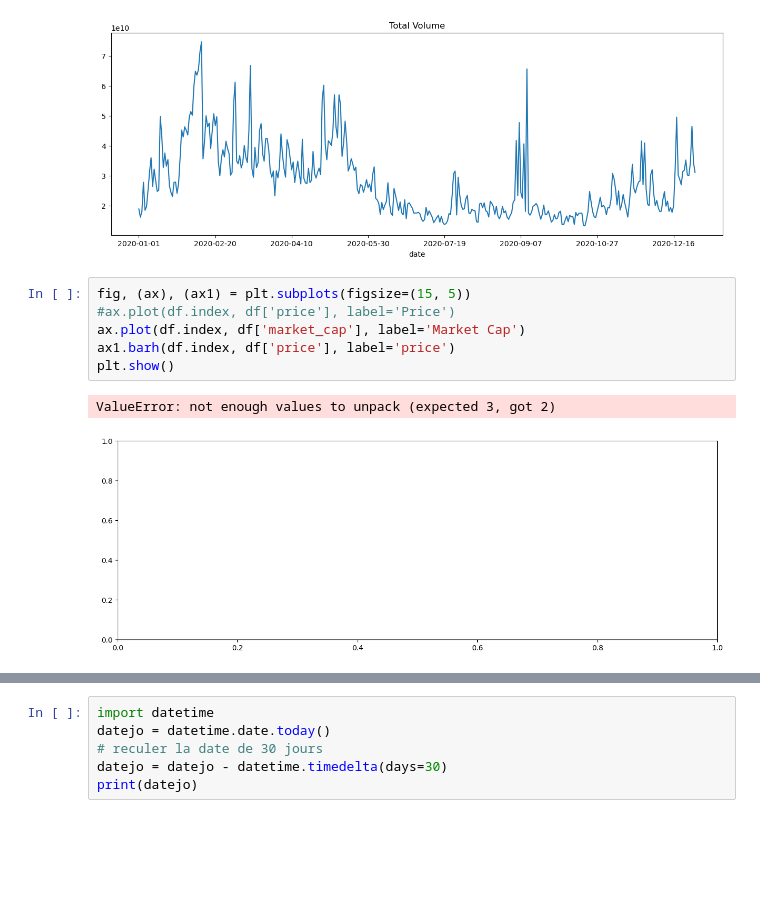
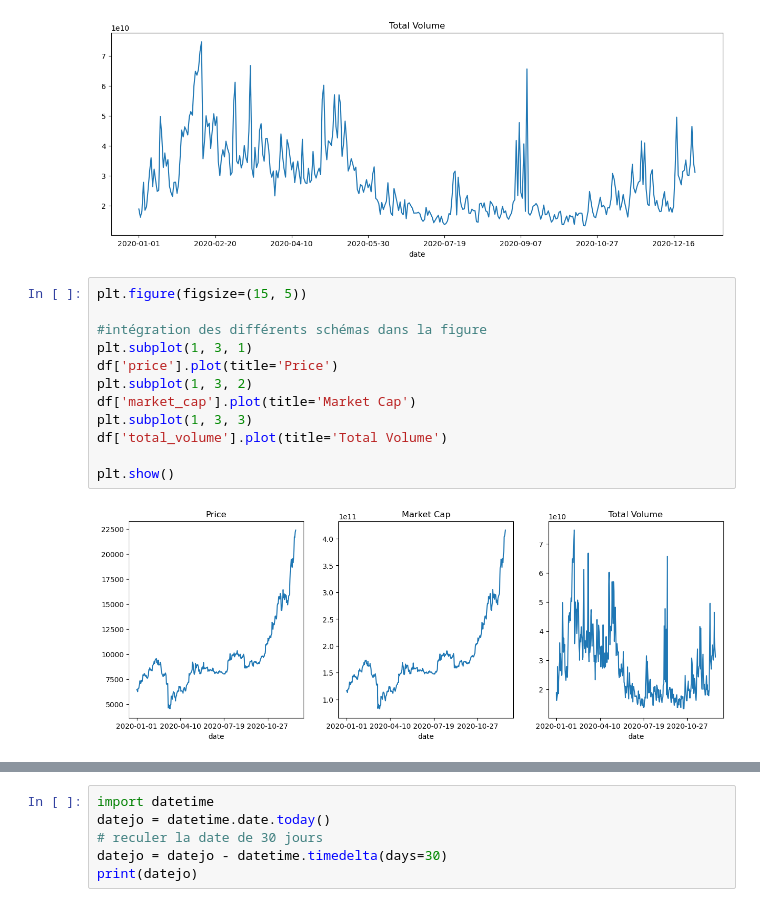
Before and after one commit to WltrH/data-projet, a Jupyter notebook: jupyternb/Formatage_dataframe.ipynb, the cells around one changed output, grey strips where cells are left out. Saved outputs shown, nothing was run; the diff lists cells and outputs as text; blank space fills up the shorter version.

Commit message:
avancement graphiques

```diff
--- a/jupyternb/Formatage_dataframe.ipynb
+++ b/jupyternb/Formatage_dataframe.ipynb
@@ -100,12 +100,17 @@ df['total_volume'].plot(figsize=(15, 5), title='Total Volume')
 plt.show()
 # %% [output]
 [figure]
-# %%
-fig, (ax), (ax1) = plt.subplots(figsize=(15, 5))
-#ax.plot(df.index, df['price'], label='Price')
-ax.plot(df.index, df['market_cap'], label='Market Cap')
-ax1.barh(df.index, df['price'], label='price')
-plt.show()
-# %% [output]
-ValueError: not enough values to unpack (expected 3, got 2)
-[figure, removed]
+# %%
+plt.figure(figsize=(15, 5))
+
+#intégration des différents schémas dans la figure
+plt.subplot(1, 3, 1)
+df['price'].plot(title='Price')
+plt.subplot(1, 3, 2)
+df['market_cap'].plot(title='Market Cap')
+plt.subplot(1, 3, 3)
+df['total_volume'].plot(title='Total Volume')
+
+plt.show()
+# %% [output]
+[figure, added]
```
Also changed, not shown: parts of 5 cells of this notebook, 2 other files.
